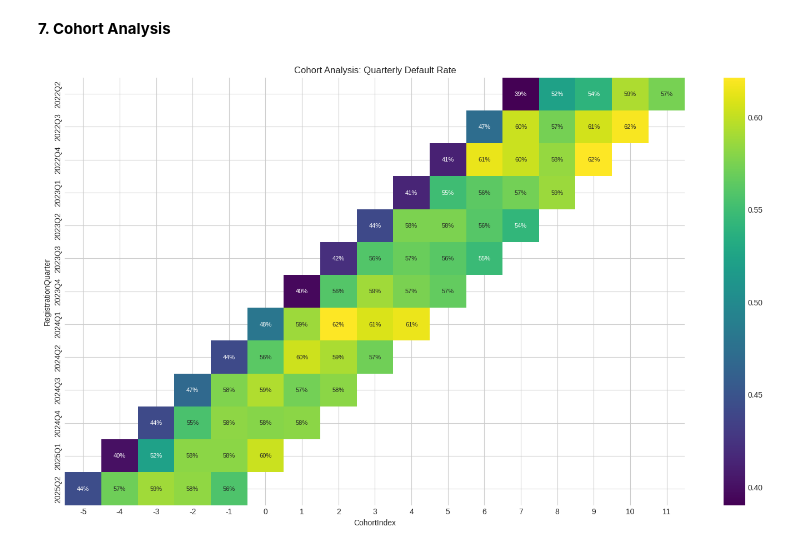
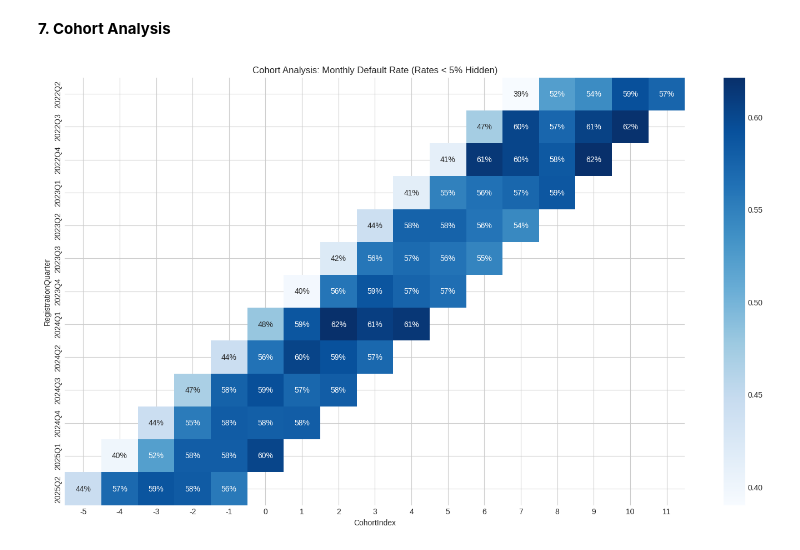
Before and after one commit to Cliffe16/Credit-Risk-Analysis, a Jupyter notebook: notebooks/02_Exploratory_Data_Analysis.ipynb, the cells around one changed output. Saved outputs shown, nothing was run; the diff lists cells and outputs as text; code cells hidden in the pictures.

Commit message:
nit: Cleaned cohort analysis visual

```diff
--- a/notebooks/02_Exploratory_Data_Analysis.ipynb
+++ b/notebooks/02_Exploratory_Data_Analysis.ipynb
@@ -453,19 +453,31 @@ The p-value is < 0.05, suggesting a statistically significant difference: Custom
 # %%
 #Create Cohorts
 df_processed['RegistrationQuarter'] = pd.to_datetime(df_processed['CustomerRegistrationDate']).dt.to_period('Q')
 
 #Calculate Cohort Index
 df_processed['ApplicationQuarter'] = pd.to_datetime(df_processed['ApplicationDate']).dt.to_period('Q')
 df_processed['CohortIndex'] = (df_processed['ApplicationQuarter'] - df_processed['RegistrationQuarter']).apply(lambda x: x.n)
 
 #Pivot the Data
 cohort_data = df_processed.groupby(['RegistrationQuarter', 'CohortIndex'])['IsDefault'].mean().reset_index()
 cohort_pivot = cohort_data.pivot_table(index='RegistrationQuarter', columns='CohortIndex', values='IsDefault')
 
-#Construct Heatmap
+# Combine a larger figure size with conditional formatting for a professional look
+
 plt.figure(figsize=(18, 10))
-sns.heatmap(cohort_pivot, annot=True, fmt='.0%', cmap='viridis', annot_kws={"size": 8})
-plt.title('Cohort Analysis: Quarterly Default Rate')
+
+# Create a formatted annotation grid. We'll leave the cell empty if the value is low.
+# Here, we only show annotations for default rates of 5% or higher.
+annotations = cohort_pivot.map(lambda x: f'{x:.0%}' if x >= 0.05 else '')
+
+# Use a more subtle colormap for better text contrast
+sns.heatmap(
+    cohort_pivot,
+    annot=annotations, # Pass our custom annotations
+    fmt='',            # We already formatted it, so we leave this empty
+    cmap='Blues'       # A sequential colormap is often cleaner
+)
+plt.title('Cohort Analysis: Monthly Default Rate (Rates < 5% Hidden)')
 plt.show()
 # %% [output]
-[figure, old version]
+[figure, new version]
```
